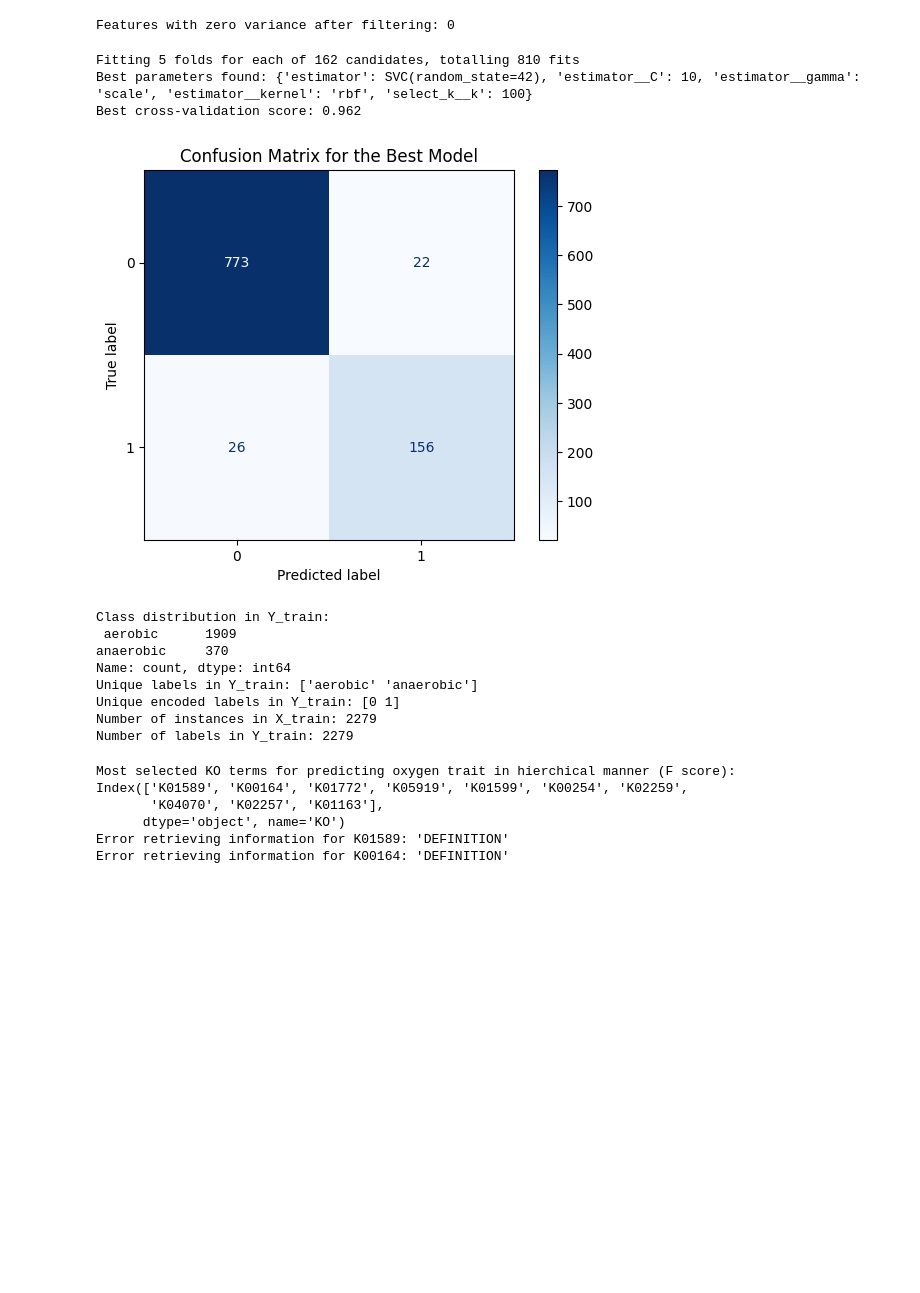
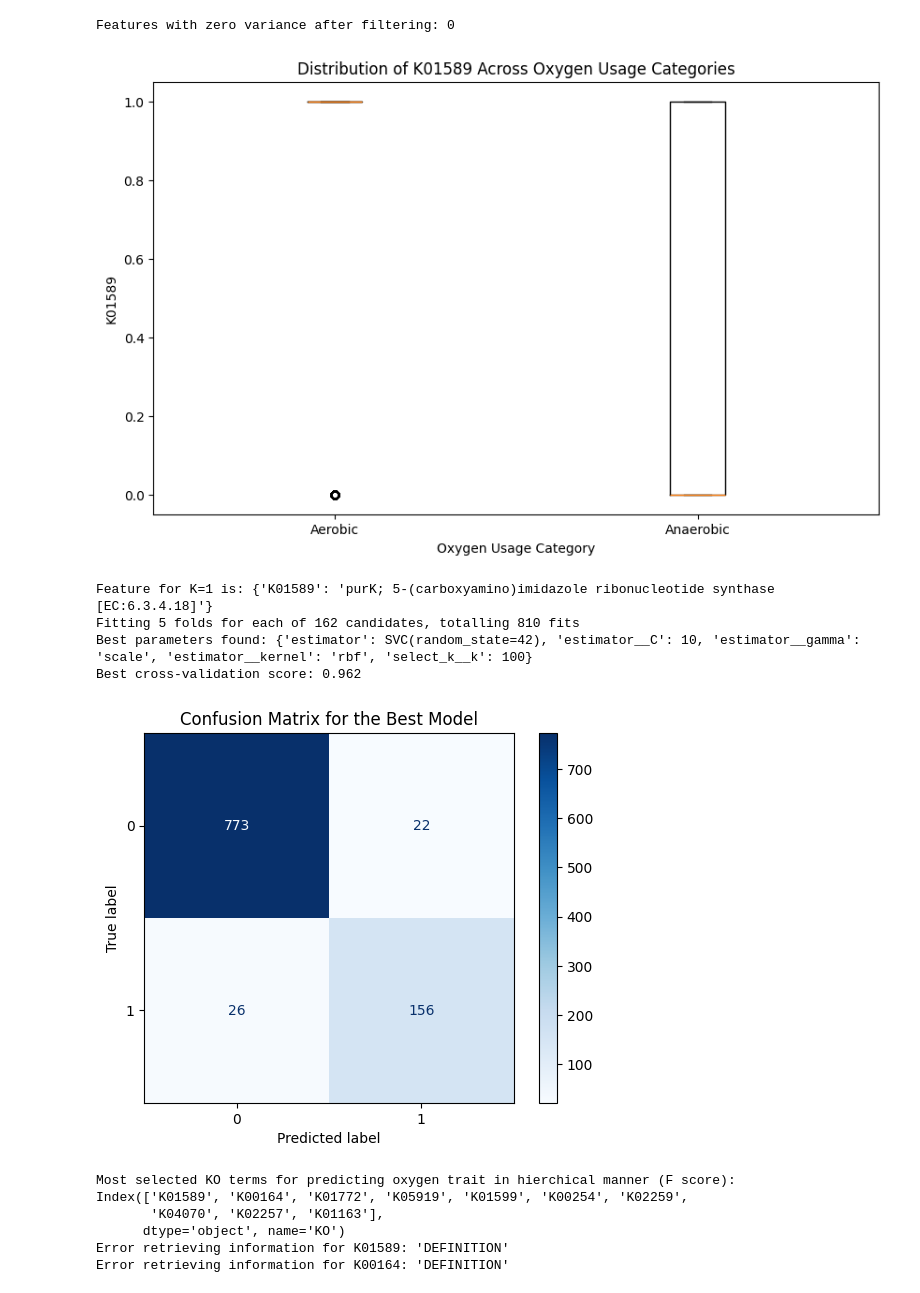
Before and after one commit to Ellaermeg/Eliah-Masters, a Jupyter notebook: Best_K_KO.ipynb, the cells around one changed output. Saved outputs shown, nothing was run; the diff lists cells and outputs as text; code cells hidden in the pictures; blank space fills up the shorter version.

```diff
--- a/Best_K_KO.ipynb
+++ b/Best_K_KO.ipynb
@@ -1,6 +1,7 @@
 # %%
 import numpy as np
 import os
+import seaborn as sns
 import pandas as pd
 import matplotlib.pyplot as plt
 from sklearn.linear_model import LogisticRegression
@@ -16,8 +17,6 @@ import zipfile
 from bioservices import KEGG
 from K_func import translate_ko_terms
 import sys
-
-
 
 
 '''
@@ -52,33 +51,56 @@ with zipfile.ZipFile(zip_file_path_traits, 'r') as zip_ref:
         traits = pd.read_csv(file, sep=';')
 traits['oxygen'] = traits['oxygen'].str.lower()
 
 # Mapping of oxygen levels to a simplified classification
 oxygen_mapping = {
     'aerobic': 'aerobic',
     'aerotolerant': 'aerobic',
     'microaerophilic': 'aerobic',
     'obligate aerobic': 'aerobic',
     'anaerobic': 'anaerobic',
     'obligate anaerobic': 'anaerobic',
     'conflict': 'aerobic',
     'facultative': 'aerobic'
 }
 traits['oxygen'] = traits['oxygen'].map(oxygen_mapping)
 
 # Handling missing values and aggregating by key
 y = traits.dropna(subset=['oxygen']).groupby('key').agg({'oxygen': lambda x: x.value_counts().index[0]})
 
 # Find common keys after removing missing values
 common_keys = X_filtered_df.index.intersection(y.index)
 
 # Align X (features) and Y (labels) based on common keys
 X_aligned = X_filtered_df.loc[common_keys]
 Y_aligned = y.loc[common_keys].values.ravel()
 
 # Ensures X_aligned and Y_aligned are aligned
 assert X_aligned.shape[0] == len(Y_aligned), "X and Y are not aligned"
+
+
+
+
+select_k_best = SelectKBest(score_func=f_classif, k=1)
+X_new = select_k_best.fit_transform(X_aligned, Y_aligned)
+
+# Geting index of feature
+selected_index = select_k_best.get_support(indices=True)[0]
+selected_feature_name = X_aligned.columns[selected_index]
+
+# Seaborn stuff
+label_encoder = LabelEncoder()
+Y_encoded = label_encoder.fit_transform(Y_aligned)
+# Plotting
+plt.figure(figsize=(10, 6))
+sns.boxplot(x=Y_encoded, y=X_aligned.iloc[:, selected_index])
+plt.xticks(ticks=[0, 1], labels=label_encoder.classes_)
+plt.xlabel('Oxygen Usage Category')
+plt.ylabel(selected_feature_name)
+plt.title(f'Distribution of {selected_feature_name} Across Oxygen Usage ')
+plt.show()
 # %% [output]
 Features with zero variance after filtering: 0
+[figure, added]
 # %%
 ''' Pipeline implementation for Naive bayes and random forests'''
 
@@ -118,6 +140,18 @@ param_grid = [
 # Split the data into training and testing sets
 X_train, X_test, Y_train, Y_test = train_test_split(X_aligned, Y_aligned, test_size=0.3, random_state=42)
 
+# Initialize and fit SelectKBest with k=1
+selector = SelectKBest(score_func=f_classif, k=1)
+selector.fit(X_train, Y_train)
+
+# Get the boolean mask of the selected feature
+selected_mask = selector.get_support()
+
+# Apply the mask to the list of feature names to get the selected feature's name
+selected_feature = [column for (column, is_selected) in zip(X_train.columns, selected_mask) if is_selected]
+
+print(f"Feature for K=1 is:", translate_ko_terms({selected_feature[0]}))
+
 
 # Set up GridSearchCV to find the best parameters
 grid_search = GridSearchCV(pipeline, param_grid, cv=5, n_jobs=-1, verbose=1)
@@ -143,18 +177,11 @@ disp.plot(cmap=plt.cm.Blues)
 plt.title(f'Confusion Matrix for the Best Model')
 plt.show()
 # %% [output]
+Feature for K=1 is: {'K01589': 'purK; 5-(carboxyamino)imidazole ribonucleotide synthase [EC:6.3.4.18]'}
 Fitting 5 folds for each of 162 candidates, totalling 810 fits
 Best parameters found: {'estimator': SVC(random_state=42), 'estimator__C': 10, 'estimator__gamma': 'scale', 'estimator__kernel': 'rbf', 'select_k__k': 100}
 Best cross-validation score: 0.962
 [figure]
-Class distribution in Y_train:
- aerobic      1909
-anaerobic     370
-Name: count, dtype: int64
-Unique labels in Y_train: ['aerobic' 'anaerobic']
-Unique encoded labels in Y_train: [0 1]
-Number of instances in X_train: 2279
-Number of labels in Y_train: 2279
 # %%
 kegg = KEGG()
 def translate_ko_terms(ko_terms):
```
Also changed, not shown: 4 other files.
